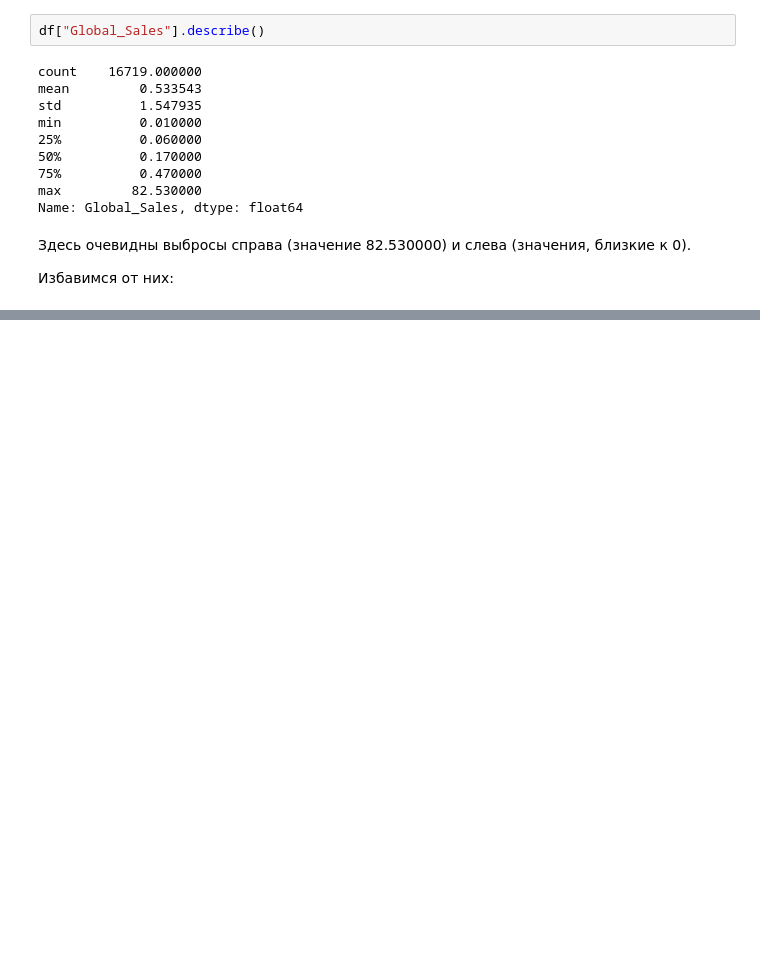
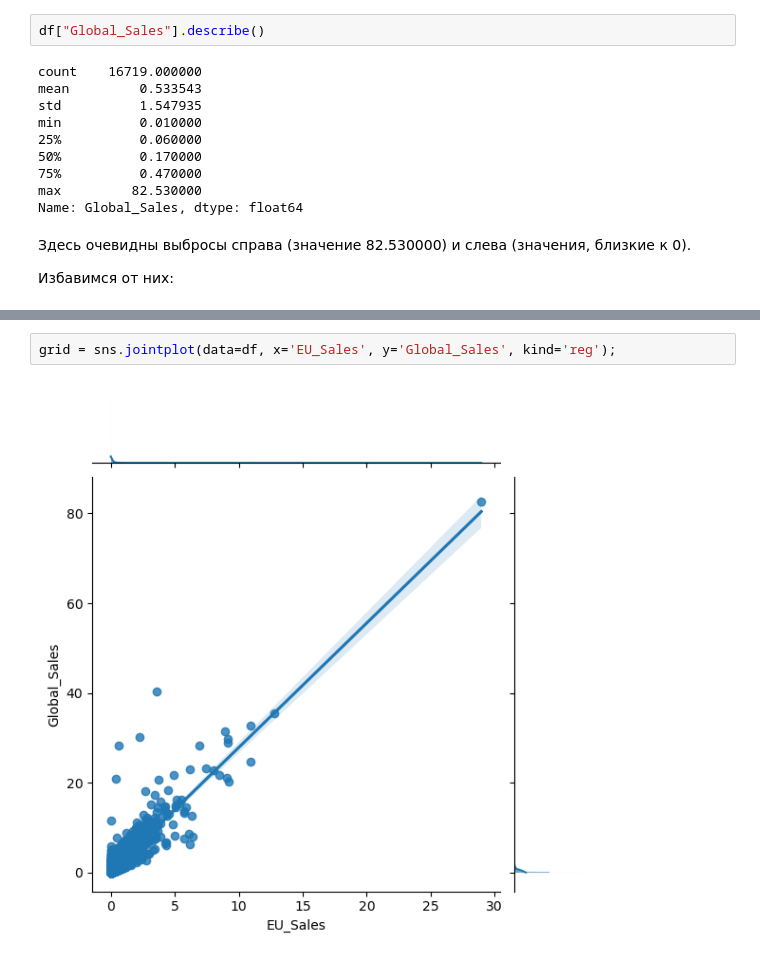
Before and after one commit to dnlygvtv/Python_for_Data_Science_HWs, a Jupyter notebook: HW/HW_3.ipynb, the cells around one changed output, grey strips where cells are left out. Cells and saved outputs as stored; diff of their text form; blank space fills up the shorter version.

```diff
--- a/HW/HW_3.ipynb
+++ b/HW/HW_3.ipynb
@@ -137,0 +157,4 @@ plt.suptitle('Distribution of Sales');
+# %%
+grid = sns.jointplot(data=df, x='EU_Sales', y='Global_Sales', kind='reg');
+# %% [output]
+[figure, added]
```
Also changed, not shown: parts of 18 cells of this notebook.
